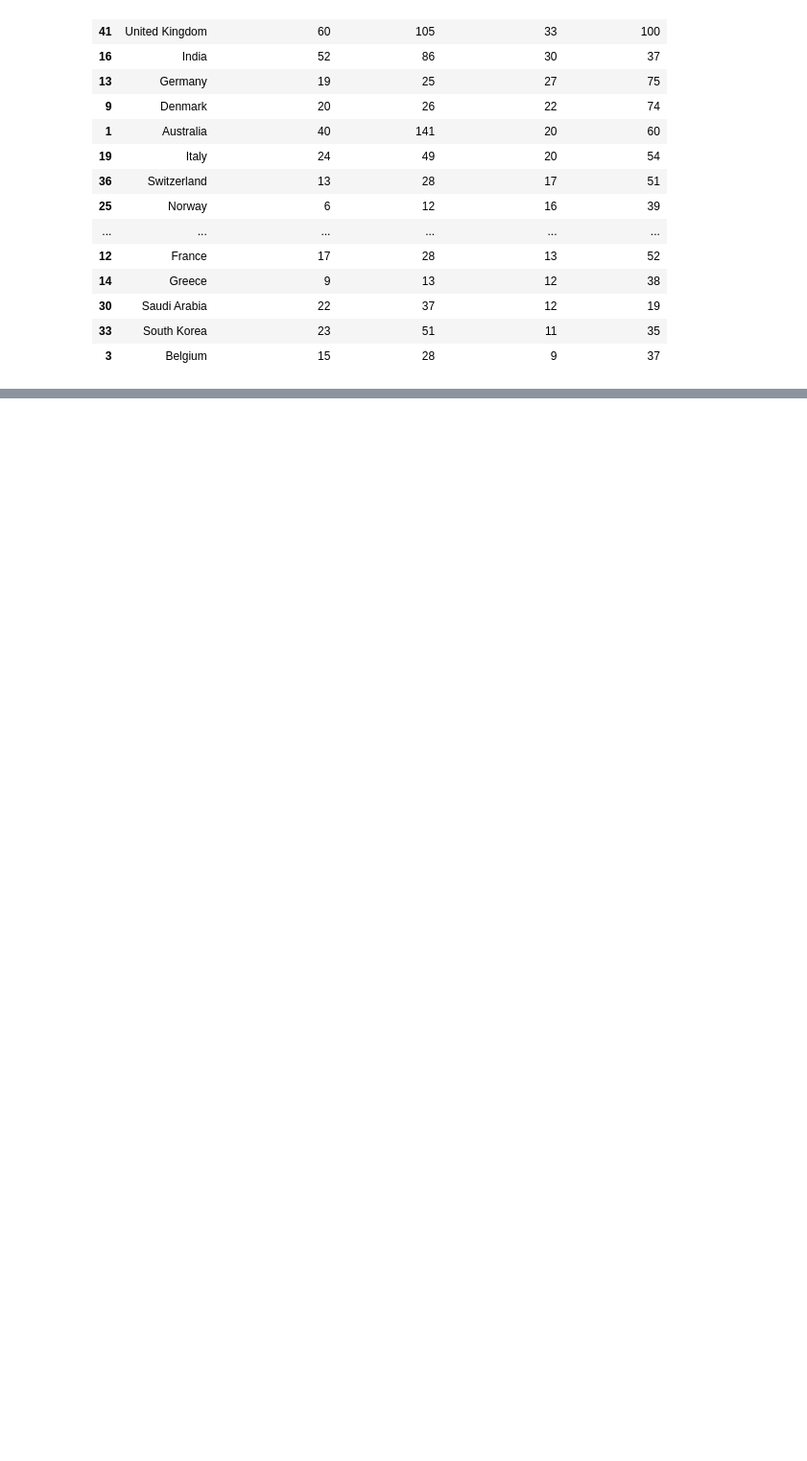
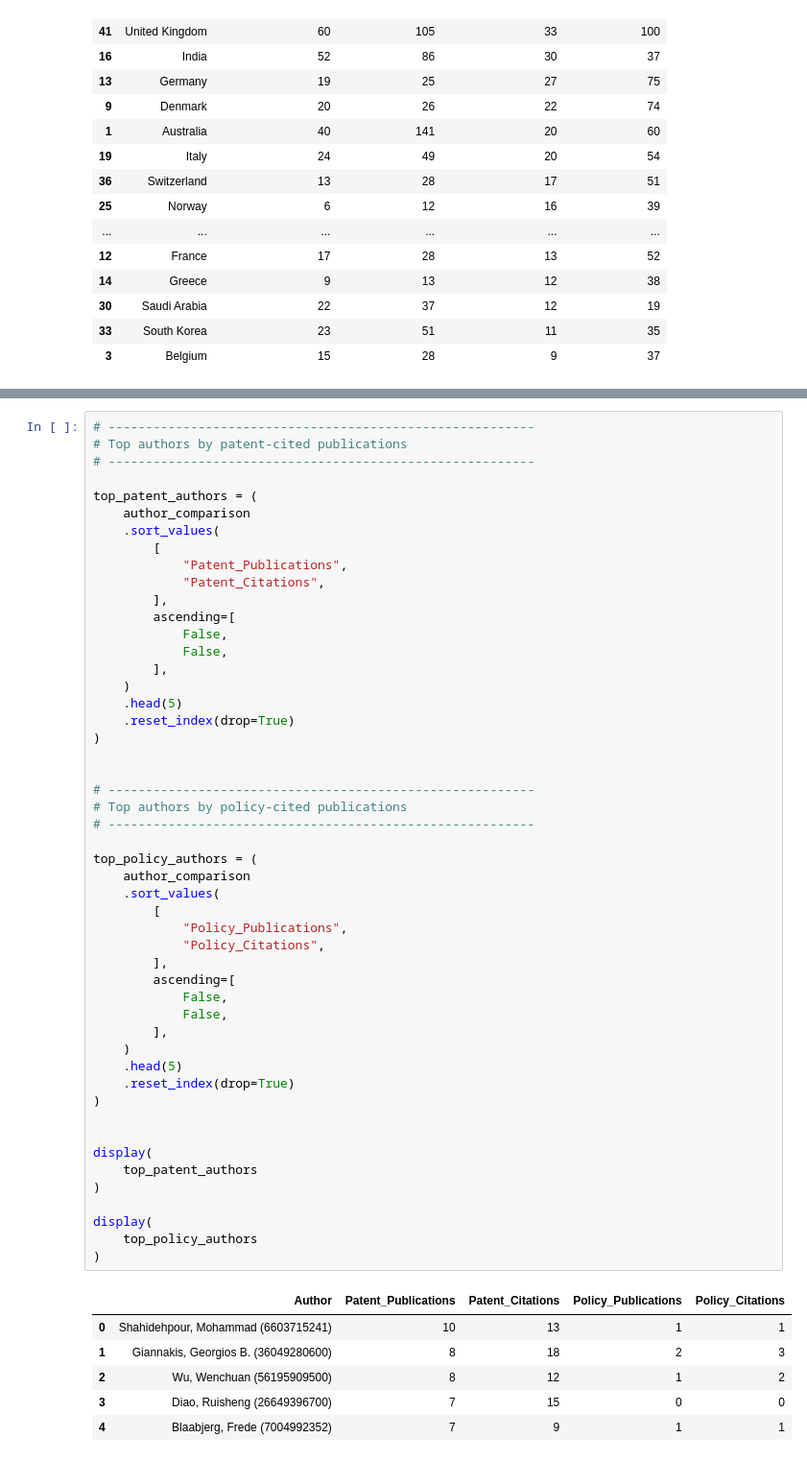
Before and after one commit to mdzalfirdausi/review_paper_2, a Jupyter notebook: notebooks/6.patent_policy_citation_landscape.ipynb, the cells around one changed output, grey strips where cells are left out. Shown at 96% size. Drawn from its saved outputs; the diff is of its cells as text; blank space fills up the shorter version.

```diff
--- a/notebooks/6.patent_policy_citation_landscape.ipynb
+++ b/notebooks/6.patent_policy_citation_landscape.ipynb
@@ -2326,0 +2691,57 @@ display(
+# %%
+# ---------------------------------------------------------
+# Top authors by patent-cited publications
+# ---------------------------------------------------------
+
+top_patent_authors = (
+    author_comparison
+    .sort_values(
+        [
+            "Patent_Publications",
+            "Patent_Citations",
+        ],
+        ascending=[
+            False,
+            False,
+        ],
+    )
+    .head(5)
+    .reset_index(drop=True)
+)
+
+
+# ---------------------------------------------------------
+# Top authors by policy-cited publications
+# ---------------------------------------------------------
+
+top_policy_authors = (
+    author_comparison
+    .sort_values(
+        [
+            "Policy_Publications",
+            "Policy_Citations",
+        ],
+        ascending=[
+            False,
+            False,
+        ],
+    )
+    .head(5)
+    .reset_index(drop=True)
+)
+
+
+display(
+    top_patent_authors
+)
+
+display(
+    top_policy_authors
+)
+# %% [output]
+|  | Author | Patent_Publications | Patent_Citations | Policy_Publications | Policy_Citations |
+| 0 | Shahidehpour, Mohammad (6603715241) | 10 | 13 | 1 | 1 |
+| 1 | Giannakis, Georgios B. (36049280600) | 8 | 18 | 2 | 3 |
+| 2 | Wu, Wenchuan (56195909500) | 8 | 12 | 1 | 2 |
+| 3 | Diao, Ruisheng (26649396700) | 7 | 15 | 0 | 0 |
+| 4 | Blaabjerg, Frede (7004992352) | 7 | 9 | 1 | 1 |
```
Also changed, not shown: parts of 9 cells of this notebook.
